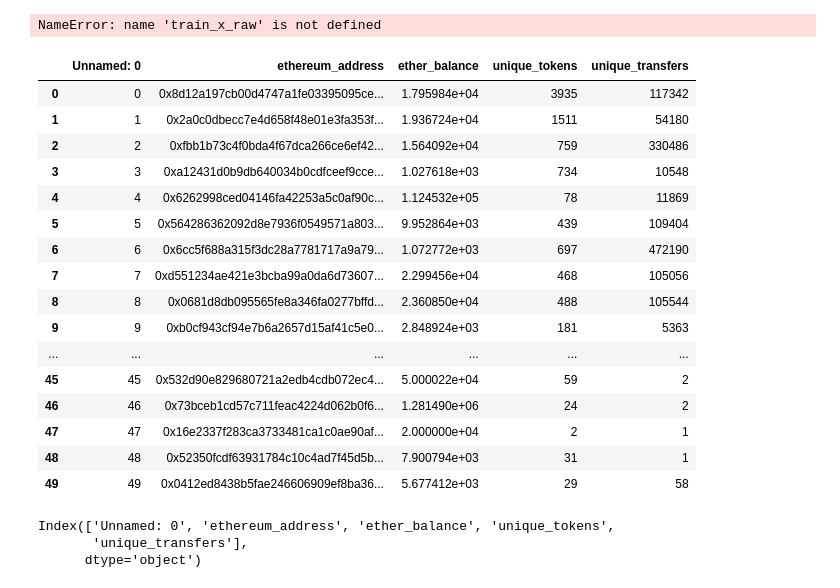
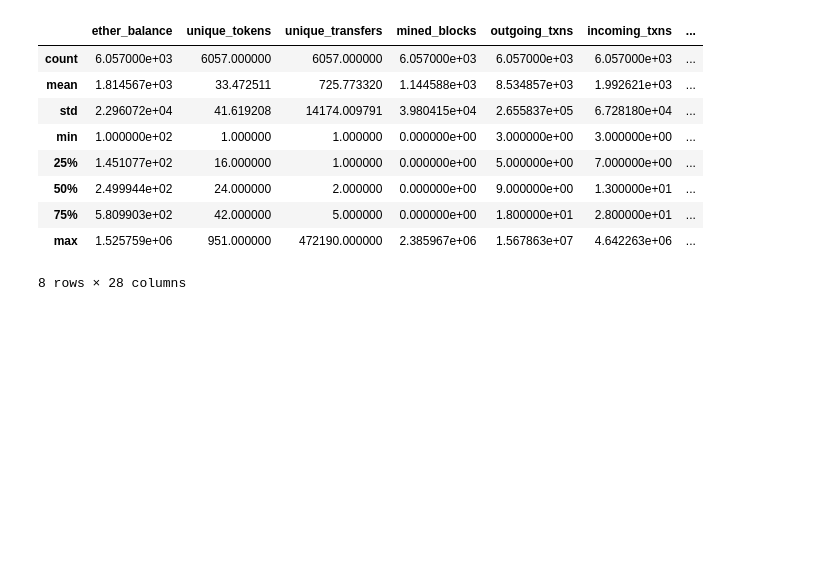
Before and after one commit to ThomasDelatte/ethereum-analytics, a Jupyter notebook: notebooks/exploratory_data_analysis.ipynb, the cells around one changed output. Saved outputs shown, nothing was run; the diff lists cells and outputs as text; code cells hidden in the pictures; blank space fills up the shorter version.

```diff
--- a/notebooks/exploratory_data_analysis.ipynb
+++ b/notebooks/exploratory_data_analysis.ipynb
@@ -8,4 +34,13 @@ import seaborn as sns
 # %%
-train_x_raw.describe()
+train_x.describe()
 # %% [output]
+|  | ether_balance | unique_tokens | unique_transfers | mined_blocks | outgoing_txns | incoming_txns | ... |
+| count | 6.057000e+03 | 6057.000000 | 6057.000000 | 6.057000e+03 | 6.057000e+03 | 6.057000e+03 | ... |
+| mean | 1.814567e+03 | 33.472511 | 725.773320 | 1.144588e+03 | 8.534857e+03 | 1.992621e+03 | ... |
+| std | 2.296072e+04 | 41.619208 | 14174.009791 | 3.980415e+04 | 2.655837e+05 | 6.728180e+04 | ... |
+| min | 1.000000e+02 | 1.000000 | 1.000000 | 0.000000e+00 | 3.000000e+00 | 3.000000e+00 | ... |
+| 25% | 1.451077e+02 | 16.000000 | 1.000000 | 0.000000e+00 | 5.000000e+00 | 7.000000e+00 | ... |
+| 50% | 2.499944e+02 | 24.000000 | 2.000000 | 0.000000e+00 | 9.000000e+00 | 1.300000e+01 | ... |
+| 75% | 5.809903e+02 | 42.000000 | 5.000000 | 0.000000e+00 | 1.800000e+01 | 2.800000e+01 | ... |
+| max | 1.525759e+06 | 951.000000 | 472190.000000 | 2.385967e+06 | 1.567863e+07 | 4.642263e+06 | ... |
-NameError: name 'train_x_raw' is not defined
+8 rows × 28 columns
@@ -14,26 +46,0 @@ train_x_raw = pd.read_csv("../data/raw/train_x_raw.csv")
-# %%
-train_x_raw.head(50)
-# %% [output]
-|  | Unnamed: 0 | ethereum_address | ether_balance | unique_tokens | unique_transfers |
-| 0 | 0 | 0x8d12a197cb00d4747a1fe03395095ce... | 1.795984e+04 | 3935 | 117342 |
-| 1 | 1 | 0x2a0c0dbecc7e4d658f48e01e3fa353f... | 1.936724e+04 | 1511 | 54180 |
-| 2 | 2 | 0xfbb1b73c4f0bda4f67dca266ce6ef42... | 1.564092e+04 | 759 | 330486 |
-| 3 | 3 | 0xa12431d0b9db640034b0cdfceef9cce... | 1.027618e+03 | 734 | 10548 |
-| 4 | 4 | 0x6262998ced04146fa42253a5c0af90c... | 1.124532e+05 | 78 | 11869 |
-| 5 | 5 | 0x564286362092d8e7936f0549571a803... | 9.952864e+03 | 439 | 109404 |
-| 6 | 6 | 0x6cc5f688a315f3dc28a7781717a9a79... | 1.072772e+03 | 697 | 472190 |
-| 7 | 7 | 0xd551234ae421e3bcba99a0da6d73607... | 2.299456e+04 | 468 | 105056 |
-| 8 | 8 | 0x0681d8db095565fe8a346fa0277bffd... | 2.360850e+04 | 488 | 105544 |
-| 9 | 9 | 0xb0cf943cf94e7b6a2657d15af41c5e0... | 2.848924e+03 | 181 | 5363 |
-| ... | ... | ... | ... | ... | ... |
-| 45 | 45 | 0x532d90e829680721a2edb4cdb072ec4... | 5.000022e+04 | 59 | 2 |
-| 46 | 46 | 0x73bceb1cd57c711feac4224d062b0f6... | 1.281490e+06 | 24 | 2 |
-| 47 | 47 | 0x16e2337f283ca3733481ca1c0ae90af... | 2.000000e+04 | 2 | 1 |
-| 48 | 48 | 0x52350fcdf63931784c10c4ad7f45d5b... | 7.900794e+03 | 31 | 1 |
-| 49 | 49 | 0x0412ed8438b5fae246606909ef8ba36... | 5.677412e+03 | 29 | 58 |
-# %%
-train_x_raw.columns
-# %% [output]
-Index(['Unnamed: 0', 'ethereum_address', 'ether_balance', 'unique_tokens',
-       'unique_transfers'],
-      dtype='object')
```
Also changed, not shown: parts of 12 cells of this notebook.
